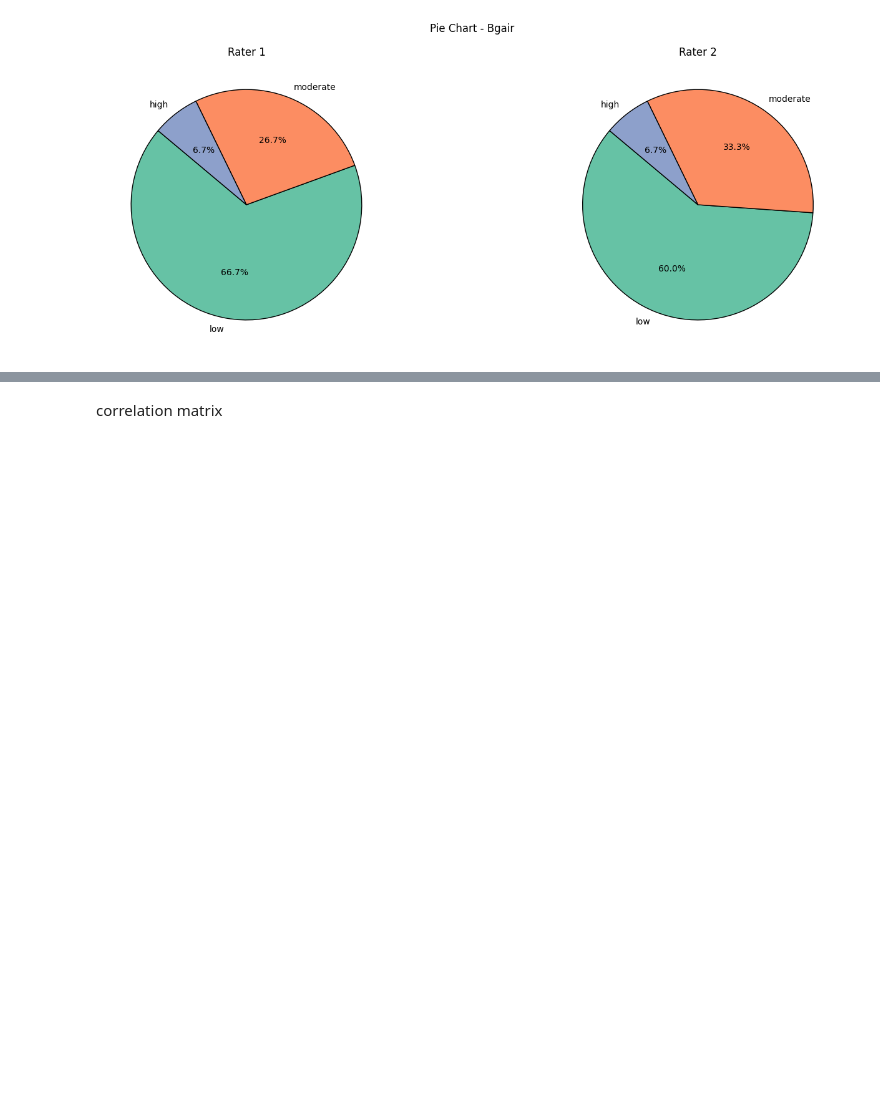
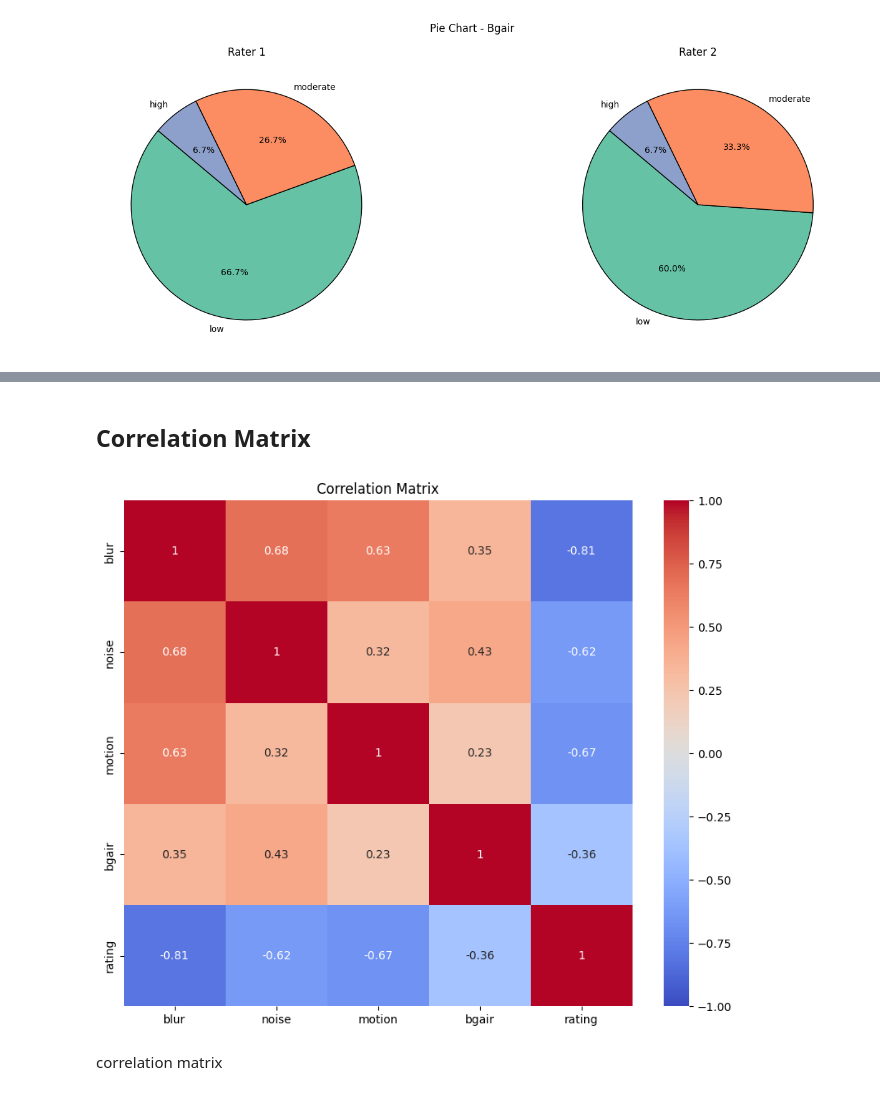
Before and after one commit to jaimebarran/fetal_brain_qc, a Jupyter notebook: notebooks/analyze_results.ipynb, the cells around one changed output, grey strips where cells are left out. Saved outputs shown, nothing was run; the diff lists cells and outputs as text; code cells hidden in the pictures; blank space fills up the shorter version.

```diff
--- a/notebooks/analyze_results.ipynb
+++ b/notebooks/analyze_results.ipynb
@@ -17,3 +30,28 @@ from scipy.stats import chi2
+# %%
+# Data Loading and Preprocessing Function
+def load_and_preprocess_data(file_paths):
+    """Loads, preprocesses, and combines rater data.
+
+    Args:
+        file_paths (list): A list of file paths to the rater CSV files.
+
+    Returns:
+        pandas.DataFrame: A single DataFrame containing all rater data.
+    """
+    all_data = []
+    for rater_index, file in enumerate(file_paths):
+        df = pd.read_csv(file)
+        df['rater'] = f'Rater {rater_index + 1}'  # Add rater ID
+        all_data.append(df)
+
+    combined_df = pd.concat(all_data, ignore_index=True)
+    combined_df['rating'] = (combined_df['rating1'] + combined_df['rating2']) / 2
+    combined_df['sub'] = combined_df['sub'].astype(str)
+    combined_df['rater'] = combined_df['rater'].astype('category')
+    return combined_df
+
+# Load the data
+all_data = load_and_preprocess_data(RATERS_FILES)
 # %% [markdown]
 ## scatter plots - ggplot
 Compare ratings between two .csv file
@@ -167,3 +427,18 @@ for metric_name, categories in metrics.items():
+# %% [markdown]
+## Correlation Matrix
+# %%
+# --- Correlation Matrix (Optional) ---
+def plot_correlation_matrix(data, variables):
+    """Plots the correlation matrix for the specified variables."""
+    correlation_matrix = data[variables].corr()
+    plt.figure(figsize=(10, 8))
+    sns.heatmap(correlation_matrix, annot=True, cmap='coolwarm', vmin=-1, vmax=1)
+    plt.title('Correlation Matrix')
+    plt.show()
+
+plot_correlation_matrix(all_data, ['blur', 'noise', 'motion', 'bgair', 'rating'])
+# %% [output]
+[figure, added]
 # %% [markdown]
 correlation matrix
 # %%
```
Also changed, not shown: parts of 19 cells of this notebook.
